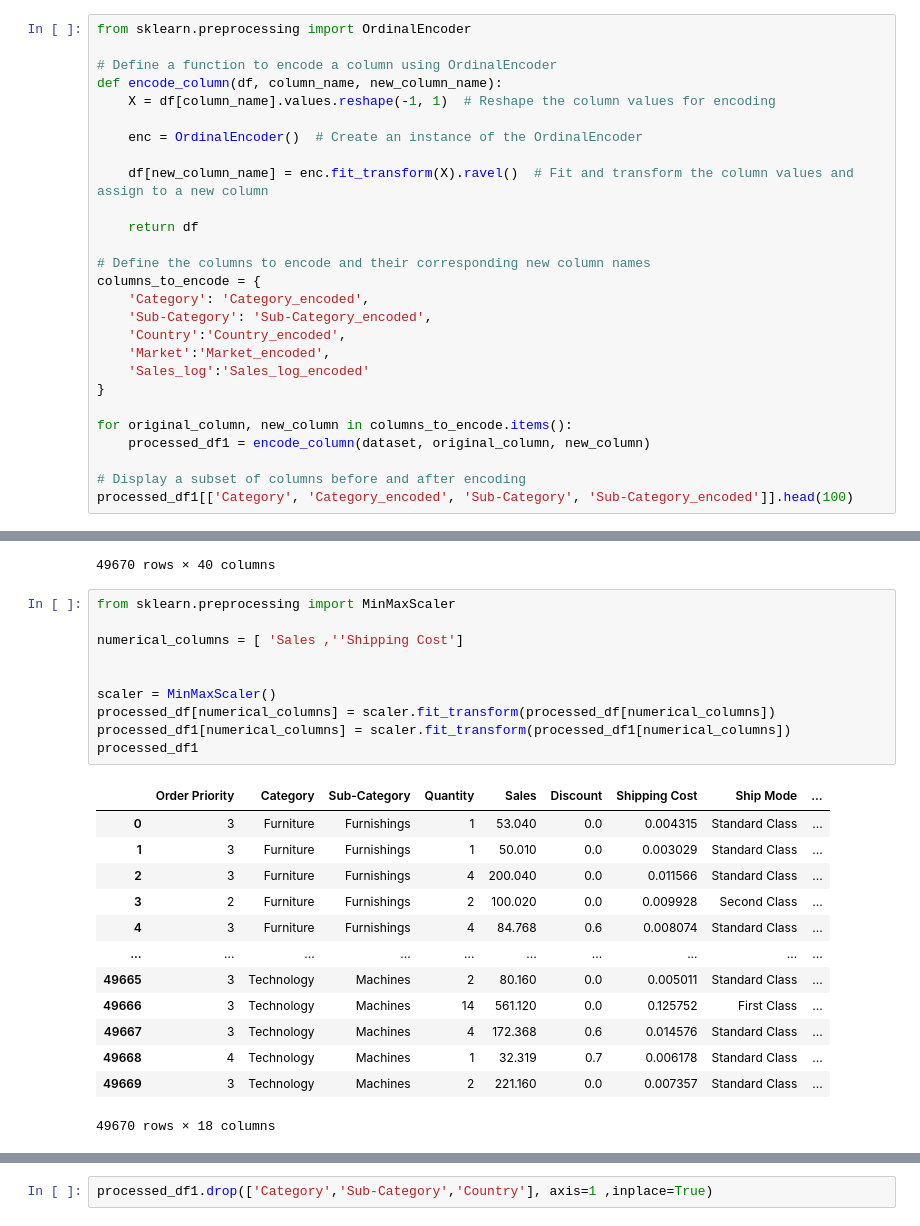
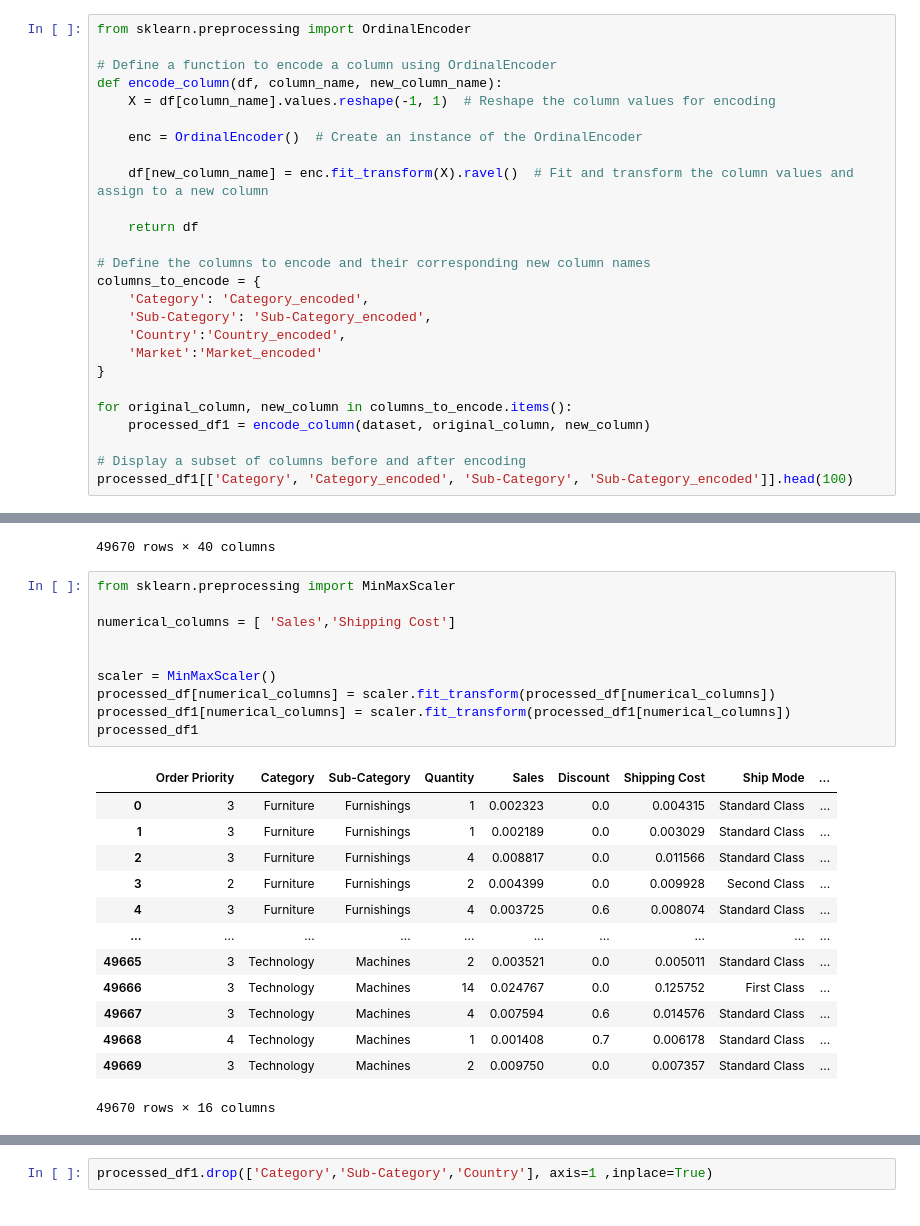
Before and after one commit to fahmani-ms/Superstore_Dashboard, a Jupyter notebook: machine_learning/part2/shipmodeclassification.ipynb, the cells around one changed output, grey strips where cells are left out. Saved outputs shown, nothing was run; the diff lists cells and outputs as text.

```diff
--- a/machine_learning/part2/shipmodeclassification.ipynb
+++ b/machine_learning/part2/shipmodeclassification.ipynb
@@ -323,8 +307,7 @@ columns_to_encode = {
     'Category': 'Category_encoded',
     'Sub-Category': 'Sub-Category_encoded',
     'Country':'Country_encoded',
-    'Market':'Market_encoded',
-    'Sales_log':'Sales_log_encoded'
+    'Market':'Market_encoded'
 }
 
 for original_column, new_column in columns_to_encode.items():
@@ -366,27 +349,27 @@ processed_df
 # %%
 from sklearn.preprocessing import MinMaxScaler
 
-numerical_columns = [ 'Sales ,''Shipping Cost']
+numerical_columns = [ 'Sales','Shipping Cost']
 
 
 scaler = MinMaxScaler()
 processed_df[numerical_columns] = scaler.fit_transform(processed_df[numerical_columns])
 processed_df1[numerical_columns] = scaler.fit_transform(processed_df1[numerical_columns])
 processed_df1
 # %% [output]
 |  | Order Priority | Category | Sub-Category | Quantity | Sales | Discount | Shipping Cost | Ship Mode | ... |
-| 0 | 3 | Furniture | Furnishings | 1 | 53.040 | 0.0 | 0.004315 | Standard Class | ... |
-| 1 | 3 | Furniture | Furnishings | 1 | 50.010 | 0.0 | 0.003029 | Standard Class | ... |
-| 2 | 3 | Furniture | Furnishings | 4 | 200.040 | 0.0 | 0.011566 | Standard Class | ... |
-| 3 | 2 | Furniture | Furnishings | 2 | 100.020 | 0.0 | 0.009928 | Second Class | ... |
-| 4 | 3 | Furniture | Furnishings | 4 | 84.768 | 0.6 | 0.008074 | Standard Class | ... |
+| 0 | 3 | Furniture | Furnishings | 1 | 0.002323 | 0.0 | 0.004315 | Standard Class | ... |
+| 1 | 3 | Furniture | Furnishings | 1 | 0.002189 | 0.0 | 0.003029 | Standard Class | ... |
+| 2 | 3 | Furniture | Furnishings | 4 | 0.008817 | 0.0 | 0.011566 | Standard Class | ... |
+| 3 | 2 | Furniture | Furnishings | 2 | 0.004399 | 0.0 | 0.009928 | Second Class | ... |
+| 4 | 3 | Furniture | Furnishings | 4 | 0.003725 | 0.6 | 0.008074 | Standard Class | ... |
 | ... | ... | ... | ... | ... | ... | ... | ... | ... | ... |
-| 49665 | 3 | Technology | Machines | 2 | 80.160 | 0.0 | 0.005011 | Standard Class | ... |
-| 49666 | 3 | Technology | Machines | 14 | 561.120 | 0.0 | 0.125752 | First Class | ... |
-| 49667 | 3 | Technology | Machines | 4 | 172.368 | 0.6 | 0.014576 | Standard Class | ... |
-| 49668 | 4 | Technology | Machines | 1 | 32.319 | 0.7 | 0.006178 | Standard Class | ... |
-| 49669 | 3 | Technology | Machines | 2 | 221.160 | 0.0 | 0.007357 | Standard Class | ... |
+| 49665 | 3 | Technology | Machines | 2 | 0.003521 | 0.0 | 0.005011 | Standard Class | ... |
+| 49666 | 3 | Technology | Machines | 14 | 0.024767 | 0.0 | 0.125752 | First Class | ... |
+| 49667 | 3 | Technology | Machines | 4 | 0.007594 | 0.6 | 0.014576 | Standard Class | ... |
+| 49668 | 4 | Technology | Machines | 1 | 0.001408 | 0.7 | 0.006178 | Standard Class | ... |
+| 49669 | 3 | Technology | Machines | 2 | 0.009750 | 0.0 | 0.007357 | Standard Class | ... |
-49670 rows × 18 columns
+49670 rows × 16 columns
 # %%
 processed_df1.corr()
 plt.figure(figsize=(15,10))
```
Also changed, not shown: parts of 12 cells of this notebook.
